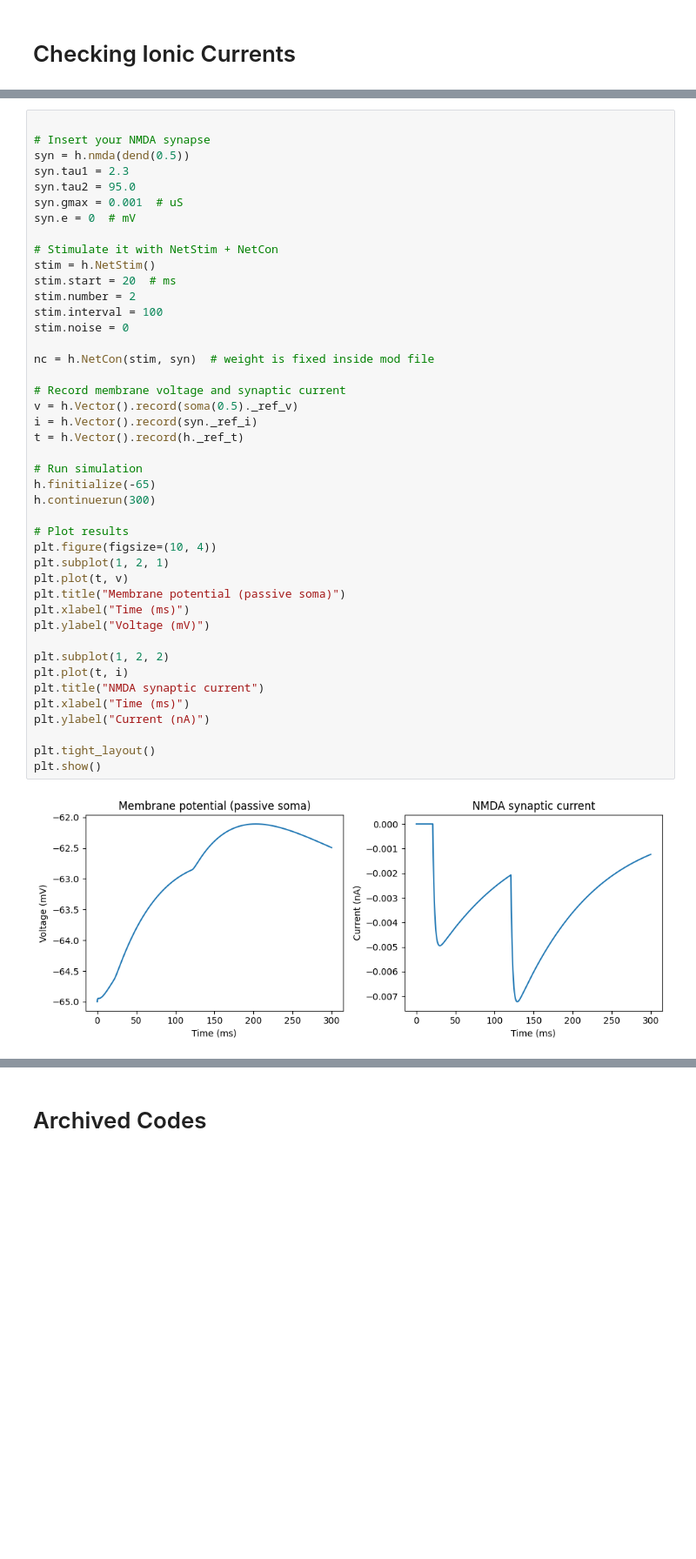
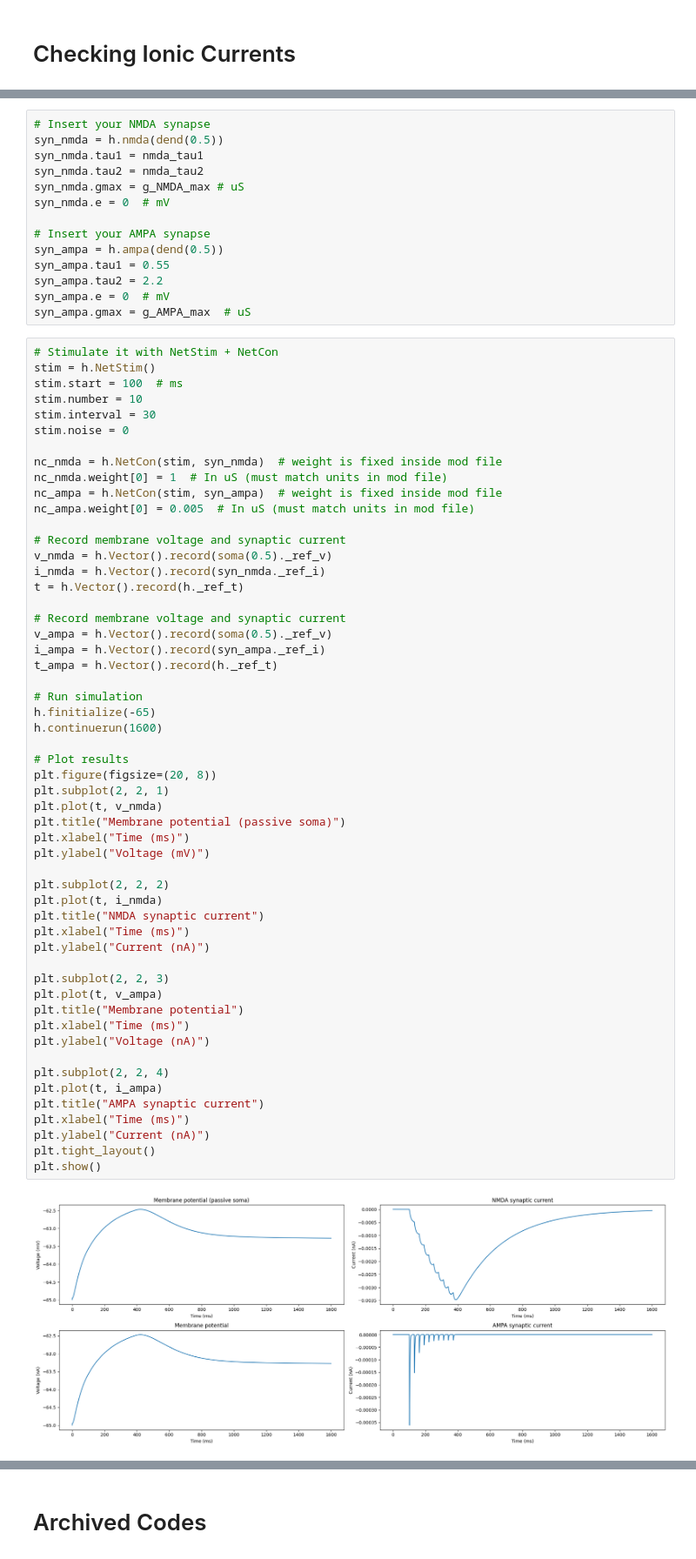
Before and after one commit to moistsoy/population_coding, a Jupyter notebook: otani_model.ipynb, the cells around one changed output, grey strips where cells are left out. Shown: that part at 87% size. Cells and saved outputs as stored; diff of their text form; blank space fills up the shorter version.

Commit message:
implemented nmda, ampa

```diff
--- a/otani_model.ipynb
+++ b/otani_model.ipynb
@@ -353,45 +361,70 @@ plt.legend(loc='upper right',fontsize=10, framealpha=0.0)
+# %%
+# Insert your NMDA synapse
+syn_nmda = h.nmda(dend(0.5))
+syn_nmda.tau1 = nmda_tau1
+syn_nmda.tau2 = nmda_tau2
+syn_nmda.gmax = g_NMDA_max # uS
+syn_nmda.e = 0  # mV
+
+# Insert your AMPA synapse
+syn_ampa = h.ampa(dend(0.5))
+syn_ampa.tau1 = 0.55
+syn_ampa.tau2 = 2.2
+syn_ampa.e = 0  # mV
+syn_ampa.gmax = g_AMPA_max  # uS
 # %%
-
-# Insert your NMDA synapse
-syn = h.nmda(dend(0.5))
-syn.tau1 = 2.3
-syn.tau2 = 95.0
-syn.gmax = 0.001  # uS
-syn.e = 0  # mV
-
 # Stimulate it with NetStim + NetCon
 stim = h.NetStim()
-stim.start = 20  # ms
-stim.number = 2
-stim.interval = 100
+stim.start = 100  # ms
+stim.number = 10
+stim.interval = 30
 stim.noise = 0
 
-nc = h.NetCon(stim, syn)  # weight is fixed inside mod file
+nc_nmda = h.NetCon(stim, syn_nmda)  # weight is fixed inside mod file
+nc_nmda.weight[0] = 1  # In uS (must match units in mod file)
+nc_ampa = h.NetCon(stim, syn_ampa)  # weight is fixed inside mod file
+nc_ampa.weight[0] = 0.005  # In uS (must match units in mod file)
 
 # Record membrane voltage and synaptic current
-v = h.Vector().record(soma(0.5)._ref_v)
-i = h.Vector().record(syn._ref_i)
+v_nmda = h.Vector().record(soma(0.5)._ref_v)
+i_nmda = h.Vector().record(syn_nmda._ref_i)
 t = h.Vector().record(h._ref_t)
+
+# Record membrane voltage and synaptic current
+v_ampa = h.Vector().record(soma(0.5)._ref_v)
+i_ampa = h.Vector().record(syn_ampa._ref_i)
+t_ampa = h.Vector().record(h._ref_t)
 
 # Run simulation
 h.finitialize(-65)
-h.continuerun(300)
+h.continuerun(1600)
 
 # Plot results
-plt.figure(figsize=(10, 4))
-plt.subplot(1, 2, 1)
-plt.plot(t, v)
+plt.figure(figsize=(20, 8))
+plt.subplot(2, 2, 1)
+plt.plot(t, v_nmda)
 plt.title("Membrane potential (passive soma)")
 plt.xlabel("Time (ms)")
 plt.ylabel("Voltage (mV)")
 
-plt.subplot(1, 2, 2)
-plt.plot(t, i)
+plt.subplot(2, 2, 2)
+plt.plot(t, i_nmda)
 plt.title("NMDA synaptic current")
 plt.xlabel("Time (ms)")
 plt.ylabel("Current (nA)")
 
+plt.subplot(2, 2, 3)
+plt.plot(t, v_ampa)
+plt.title("Membrane potential")
+plt.xlabel("Time (ms)")
+plt.ylabel("Voltage (nA)")
+
+plt.subplot(2, 2, 4)
+plt.plot(t, i_ampa)
+plt.title("AMPA synaptic current")
+plt.xlabel("Time (ms)")
+plt.ylabel("Current (nA)")
 plt.tight_layout()
 plt.show()
 # %% [output]
-[figure, old version]
+[figure, new version]
```
Also changed, not shown: parts of 29 cells of this notebook, 19 other files.
